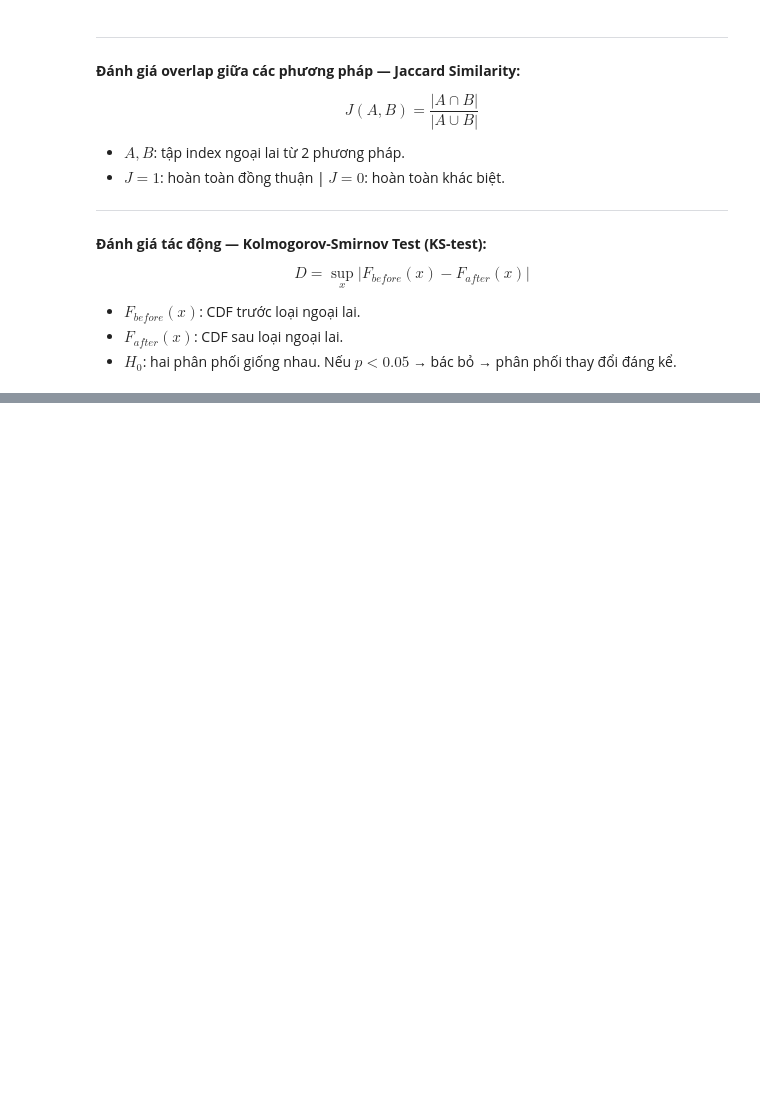
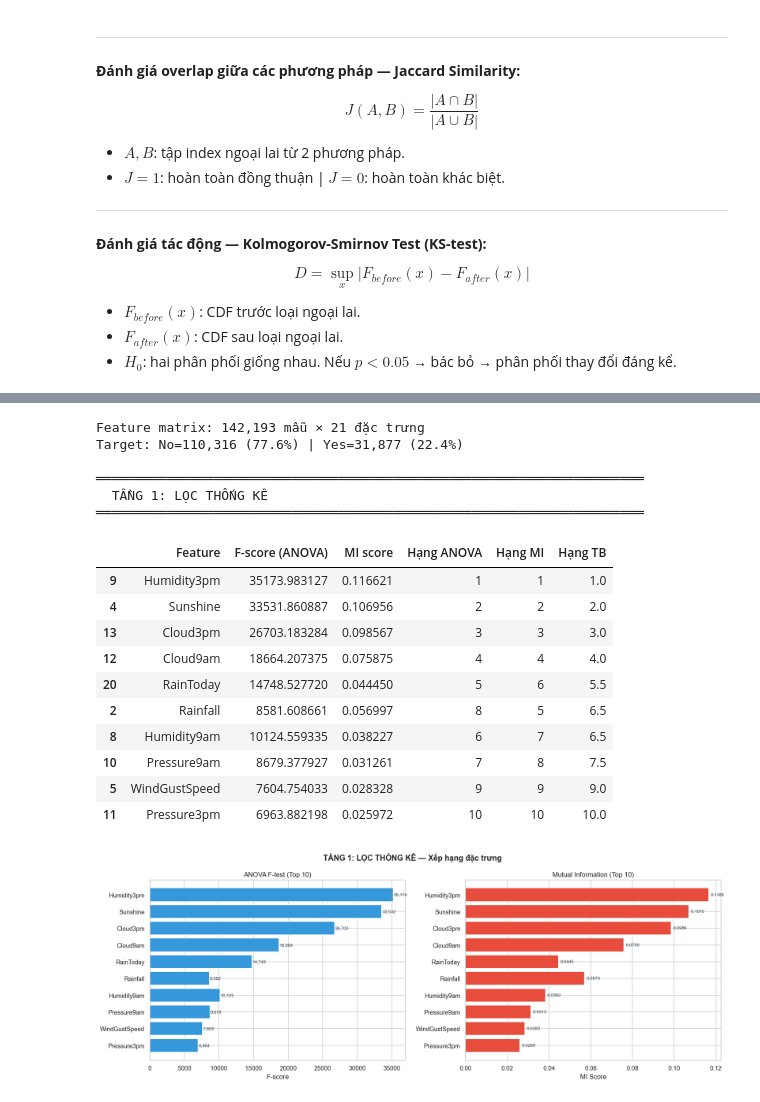
Before and after one commit to LeMinhNhat2901/DataMining_Preprocessing, a Jupyter notebook: 04_preprocessing_tabular.ipynb, the cells around one changed output, grey strips where cells are left out. Drawn from its saved outputs; the diff is of its cells as text; code cells hidden in the pictures; blank space fills up the shorter version.

```diff
--- a/04_preprocessing_tabular.ipynb
+++ b/04_preprocessing_tabular.ipynb
@@ -760,0 +1120,77 @@ WindGustSpeed            0.0718       0.000000   Khác biệt (p<0.05)
+# %%
+from sklearn.feature_selection import f_classif, mutual_info_classif, RFE
+from sklearn.ensemble import RandomForestClassifier, GradientBoostingClassifier
+from sklearn.model_selection import cross_val_score, StratifiedKFold
+from sklearn.linear_model import LogisticRegression
+from sklearn.decomposition import PCA
+from sklearn.manifold import TSNE
+
+# ── Chuẩn bị feature matrix ──────────────────────────────────────────────────
+df_fs = pd.concat([scaled_data['Robust'], encoded['Ordinal']], axis=1)
+y_fs = df_work['target'].values
+mask = df_fs.notna().all(axis=1)
+X = df_fs[mask].reset_index(drop=True)
+y = y_fs[mask]
+print(f'Feature matrix: {X.shape[0]:,} mẫu × {X.shape[1]} đặc trưng')
+print(f'Target: No={sum(y==0):,} ({sum(y==0)/len(y):.1%}) | Yes={sum(y==1):,} ({sum(y==1)/len(y):.1%})')
+
+# ── TẦNG 1: ANOVA F-test + Mutual Information ────────────────────────────────
+print('\n' + '═' * 70)
+print('  TẦNG 1: LỌC THỐNG KÊ')
+print('═' * 70)
+f_scores, f_pvals = f_classif(X, y)
+mi_scores = mutual_info_classif(X, y, random_state=42)
+
+rank_df = pd.DataFrame({
+    'Feature': X.columns,
+    'F-score (ANOVA)': f_scores, 'p-value': f_pvals,
+    'MI score': mi_scores,
+}).sort_values('F-score (ANOVA)', ascending=False)
+rank_df['Hạng ANOVA'] = range(1, len(rank_df) + 1)
+rank_df = rank_df.sort_values('MI score', ascending=False)
+rank_df['Hạng MI'] = range(1, len(rank_df) + 1)
+rank_df['Hạng TB'] = (rank_df['Hạng ANOVA'] + rank_df['Hạng MI']) / 2
+rank_df = rank_df.sort_values('Hạng TB')
+display(rank_df[['Feature', 'F-score (ANOVA)', 'MI score', 'Hạng ANOVA', 'Hạng MI', 'Hạng TB']].head(10))
+
+# Biểu đồ Tier 1
+fig, axes = plt.subplots(1, 2, figsize=(16, 6))
+fig.suptitle('TẦNG 1: LỌC THỐNG KÊ — Xếp hạng đặc trưng', fontsize=14, fontweight='bold')
+top = rank_df.head(10)
+
+axes[0].barh(range(10), top['F-score (ANOVA)'].values, color='#3498db', edgecolor='white')
+axes[0].set_yticks(range(10)); axes[0].set_yticklabels(top['Feature'].values)
+axes[0].set_xlabel('F-score'); axes[0].set_title('ANOVA F-test (Top 10)')
+axes[0].invert_yaxis()
+for i, v in enumerate(top['F-score (ANOVA)'].values):
+    axes[0].text(v + 100, i, f'{v:,.0f}', va='center', fontsize=8, color='#2c3e50')
+
+axes[1].barh(range(10), top['MI score'].values, color='#e74c3c', edgecolor='white')
+axes[1].set_yticks(range(10)); axes[1].set_yticklabels(top['Feature'].values)
+axes[1].set_xlabel('MI Score'); axes[1].set_title('Mutual Information (Top 10)')
+axes[1].invert_yaxis()
+for i, v in enumerate(top['MI score'].values):
+    axes[1].text(v + 0.001, i, f'{v:.4f}', va='center', fontsize=8, color='#2c3e50')
+
+plt.tight_layout()
+plt.savefig('data/e_tier1_statistical.png', bbox_inches='tight')
+plt.show()
+# %% [output]
+Feature matrix: 142,193 mẫu × 21 đặc trưng
+Target: No=110,316 (77.6%) | Yes=31,877 (22.4%)
+
+══════════════════════════════════════════════════════════════════════
+  TẦNG 1: LỌC THỐNG KÊ
+══════════════════════════════════════════════════════════════════════
+|  | Feature | F-score (ANOVA) | MI score | Hạng ANOVA | Hạng MI | Hạng TB |
+| 9 | Humidity3pm | 35173.983127 | 0.116621 | 1 | 1 | 1.0 |
+| 4 | Sunshine | 33531.860887 | 0.106956 | 2 | 2 | 2.0 |
+| 13 | Cloud3pm | 26703.183284 | 0.098567 | 3 | 3 | 3.0 |
+| 12 | Cloud9am | 18664.207375 | 0.075875 | 4 | 4 | 4.0 |
+| 20 | RainToday | 14748.527720 | 0.044450 | 5 | 6 | 5.5 |
+| 2 | Rainfall | 8581.608661 | 0.056997 | 8 | 5 | 6.5 |
+| 8 | Humidity9am | 10124.559335 | 0.038227 | 6 | 7 | 6.5 |
+| 10 | Pressure9am | 8679.377927 | 0.031261 | 7 | 8 | 7.5 |
+| 5 | WindGustSpeed | 7604.754033 | 0.028328 | 9 | 9 | 9.0 |
+| 11 | Pressure3pm | 6963.882198 | 0.025972 | 10 | 10 | 10.0 |
+[figure, added]
```
Also changed, not shown: parts of 21 cells of this notebook.
